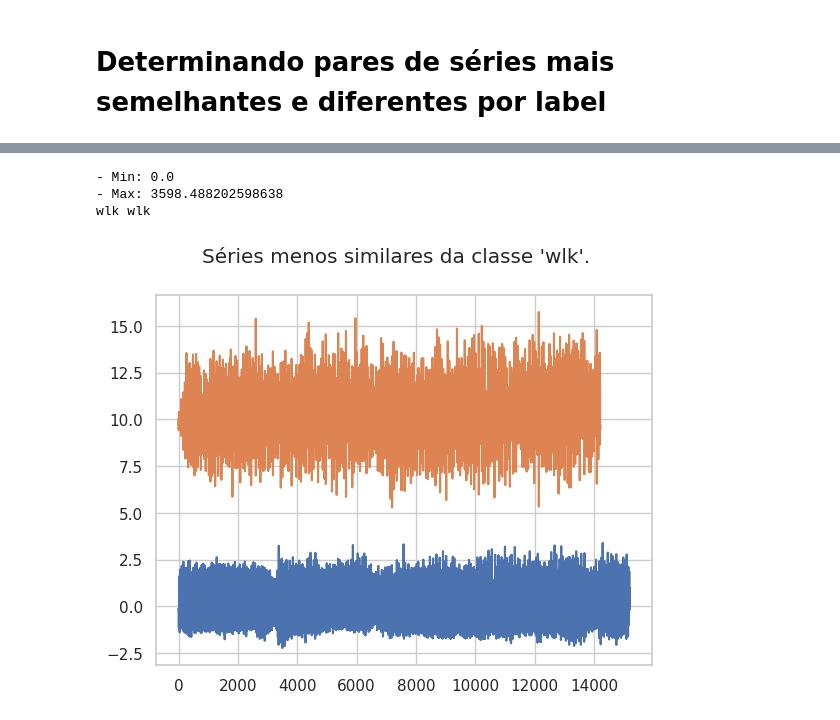
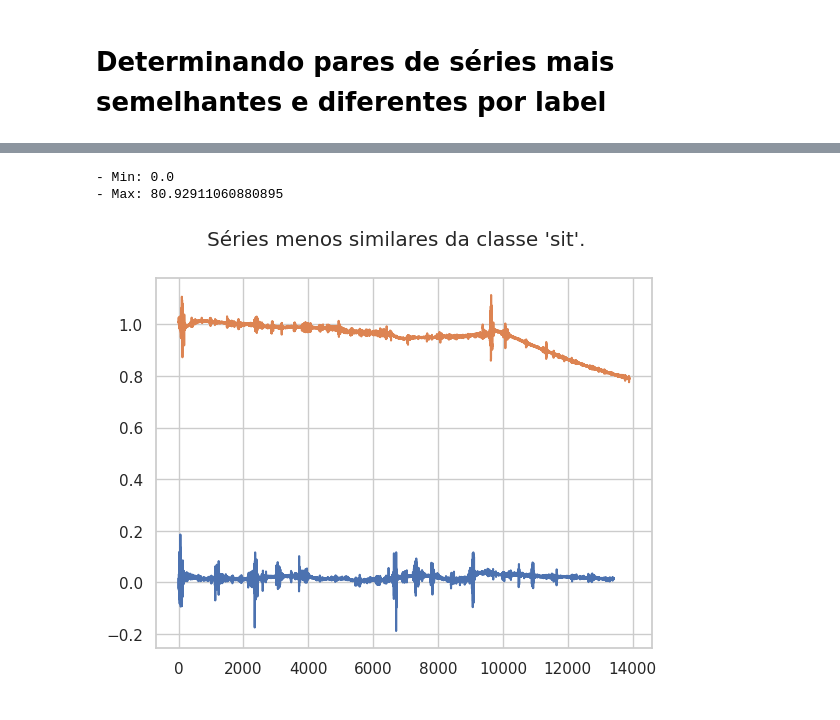
Before and after one commit to kenzosakiyama/scc5977-series-temporais, a Jupyter notebook: comparando_distancias.ipynb, the cells around one changed output, grey strips where cells are left out. Drawn from its saved outputs; the diff is of its cells as text; code cells hidden in the pictures.

Commit message:
Subindo últimos resultados e plots.

```diff
--- a/comparando_distancias.ipynb
+++ b/comparando_distancias.ipynb
@@ -10,3 +9,6 @@ LABEL = 'dws'
+# %%
+COL = 'userAcceleration.y'
+LABEL = 'sit'
 # %% [markdown]
 # Carregando distâncias e rótulos
 # %%
@@ -16,7 +18,7 @@ from scripts.compute_distances import get_series
 # %%
 data_df = pd.read_csv(DATA_PATH, index_col=0)
 # %%
-X, labels = get_series(data_df, 'userAcceleration.y') # da para passar qualquer coluna aqui, estamos apenas interessados nos labels
+X, labels = get_series(data_df, COL) # da para passar qualquer coluna aqui, estamos apenas interessados nos labels
 # %%
 # convertendo ids para labels strings
 labels = np.array([CLASS_MAP[int(i)] for i in labels])
@@ -94,9 +99,7 @@ def standardize_series(series: np.array) -> np.array:
 
     return (series - mean) / std
 
-def plot_pair_of_series(distances: np.array, label: str, most_similar: bool = True, window: int = 10, offset: int = 2, standardize: bool = False):
-
-    plt.suptitle(f"Séries {'mais' if most_similar else 'menos'} similares da classe '{label}'.")
+def get_pair(distances: np.array, label: str, most_similar: bool = True) -> tuple[int, int]:
 
     if most_similar:
         # distancia 0 para o proprio exemplo não tem graça
@@ -107,7 +110,20 @@ def plot_pair_of_series(distances: np.array, label: str, most_similar: bool = Tr
     label_distances = distances[label_ids][:,label_ids]
     print(f'- Min: {label_distances.min()}')
     print(f'- Max: {label_distances.max()}')
+
+    # recuperando ids dentro da mesma classe
     i, j = np.unravel_index(label_distances.argmin() if most_similar else label_distances.argmax(), label_distances.shape)
-    print(labels[label_ids[j]], labels[label_ids[i]])
-    plt.plot(calculate_moving_average(standardize_series(X[label_ids[j]]) if standardize else X[label_ids[j]], window=window))
-    plt.plot(calculate_moving_average(standardize_series(X[label_ids[i]]) if standardize else X[label_ids[i]], window=window) + offset)
+    # mapeando para os ids originais
+    return label_ids[j], label_ids[i]
+
+def plot_pair_of_series(distances: np.array, X: list, label: str, most_similar: bool = True, window: int = 10, offset: int = 2, standardize: bool = False):
+
+    plt.suptitle(f"Séries {'mais' if most_similar else 'menos'} similares da classe '{label}'.")
+
+    i, j = get_pair(distances, label, most_similar)
+
+    # plt.plot(calculate_moving_average(standardize_series(X[i]) if standardize else X[i], window=window))
+    # plt.plot(calculate_moving_average(standardize_series(X[j]) if standardize else X[j], window=window) + offset)
+
+    plt.plot(standardize_series(X[i]) if standardize else X[i])
+    plt.plot(standardize_series(X[j]) if standardize else X[j] + offset)
@@ -114,7 +137,6 @@ def plot_pair_of_series(distances: np.array, label: str, most_similar: bool = Tr
 # %%
-plot_pair_of_series(distances, 'wlk', most_similar=False, window=1, offset=10, standardize=True)
+plot_pair_of_series(distances, X, LABEL, most_similar=False, window=1, offset=1)
 # %% [output]
 - Min: 0.0
-- Max: 3598.488202598638
-wlk wlk
+- Max: 80.92911060880895
-[figure, old version]
+[figure, new version]
```
Also changed, not shown: parts of 11 cells of this notebook, 1 other file.
